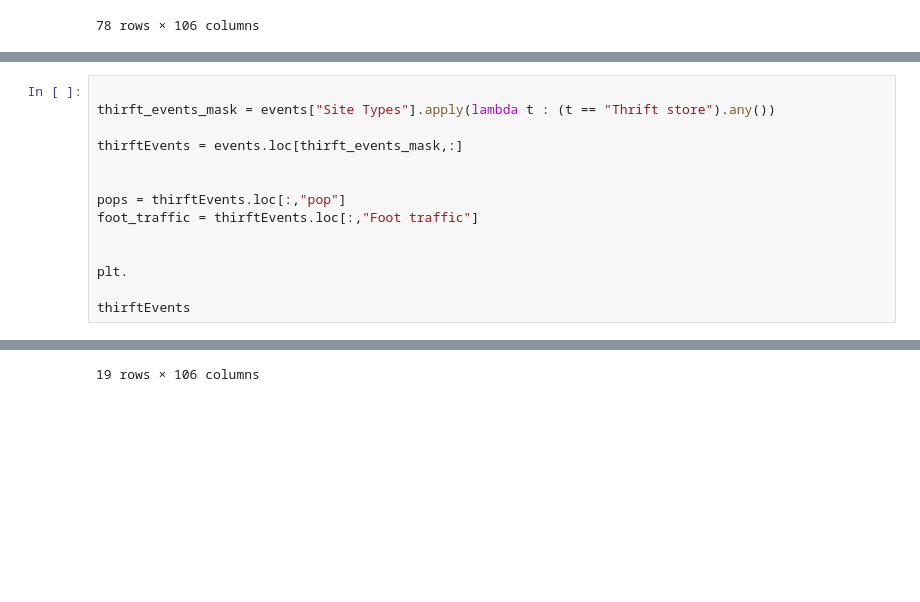
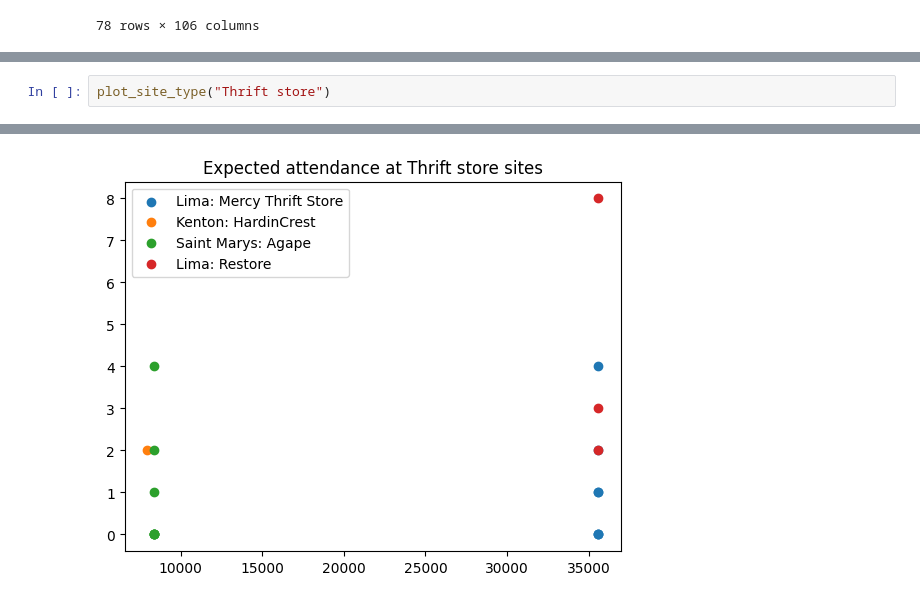
Before and after one commit to Human-Centered-Optimization-Lab/clinicOpt, a Jupyter notebook: tools/attendancePlaygorund.ipynb, the cells around one changed output, grey strips where cells are left out. Cells and saved outputs as stored; diff of their text form; blank space fills up the shorter version.

```diff
--- a/tools/attendancePlaygorund.ipynb
+++ b/tools/attendancePlaygorund.ipynb
@@ -55,15 +78,3 @@ display(events)
 # %%
-
-thirft_events_mask = events["Site Types"].apply(lambda t : (t == "Thrift store").any())
-
-thirftEvents = events.loc[thirft_events_mask,:]
-
-
-pops = thirftEvents.loc[:,"pop"]
-foot_traffic = thirftEvents.loc[:,"Foot traffic"]
-
-
-plt.
-
-thirftEvents
+plot_site_type("Thrift store")
 # %% [output]
@@ -87 +81 @@ thirftEvents
-19 rows × 106 columns
+[figure, added]
```
Also changed, not shown: parts of 11 cells of this notebook.
